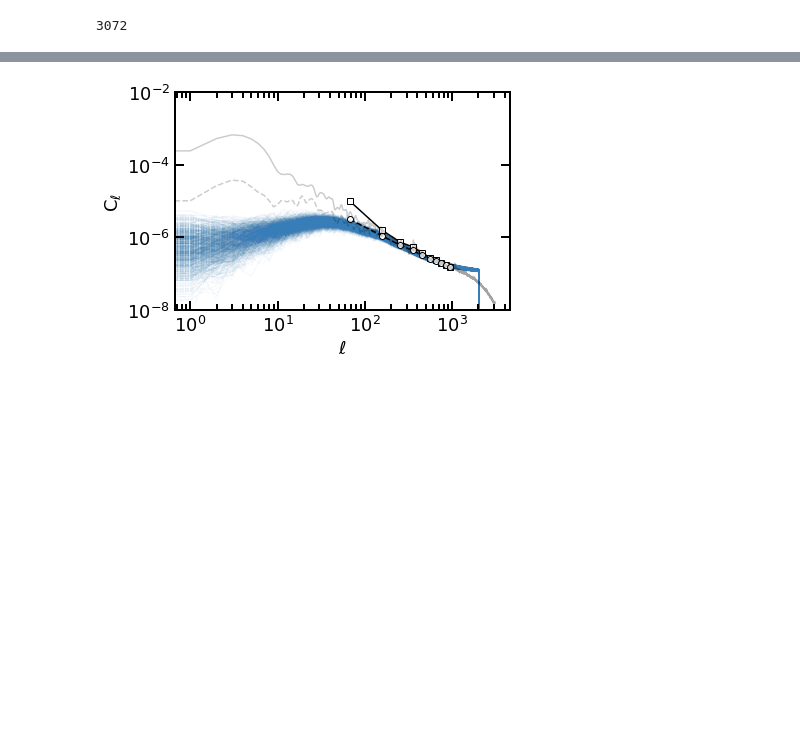
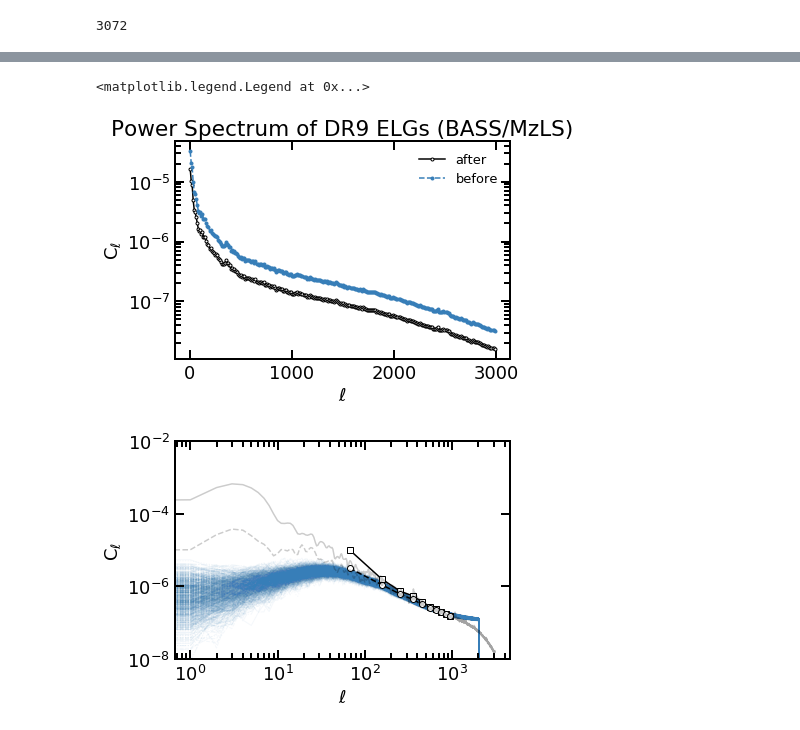
Before and after one commit to mehdirezaie/LSSutils, a Jupyter notebook: notebooks/GaussianMocks.ipynb, the cells around one changed output, grey strips where cells are left out. Drawn from its saved outputs; the diff is of its cells as text; code cells hidden in the pictures; blank space fills up the shorter version.

```diff
--- a/notebooks/GaussianMocks.ipynb
+++ b/notebooks/GaussianMocks.ipynb
@@ -57,3 +57,17 @@ Text(0.5, 1.0, 'Data (before) / Data (after)')
+# %%
+plt.semilogy(lb, cl_db, marker='.', mfc='w', label='after')
+plt.semilogy(lb, 2*cl_db, marker='.', label='before')
+
+
+# plt.axhline(1.0, ls=':', color='grey')
+# plt.ylim(0.8, 2.5)
+plt.xlabel(r'$\ell$')
+plt.ylabel(r'C$_{\ell}$')
+plt.title('Power Spectrum of DR9 ELGs (BASS/MzLS)')
+plt.legend()
+# %% [output]
+<matplotlib.legend.Legend at 0x...>
+[figure, added]
 # %%
 plt.plot(lb, cl_dbn, 'k-', marker='s', mfc='w')
 plt.plot(cl_dr9n['cl_gg']['cl'], 'k-', alpha=0.2)
```
Also changed, not shown: parts of 2 cells of this notebook, 7 other files.
